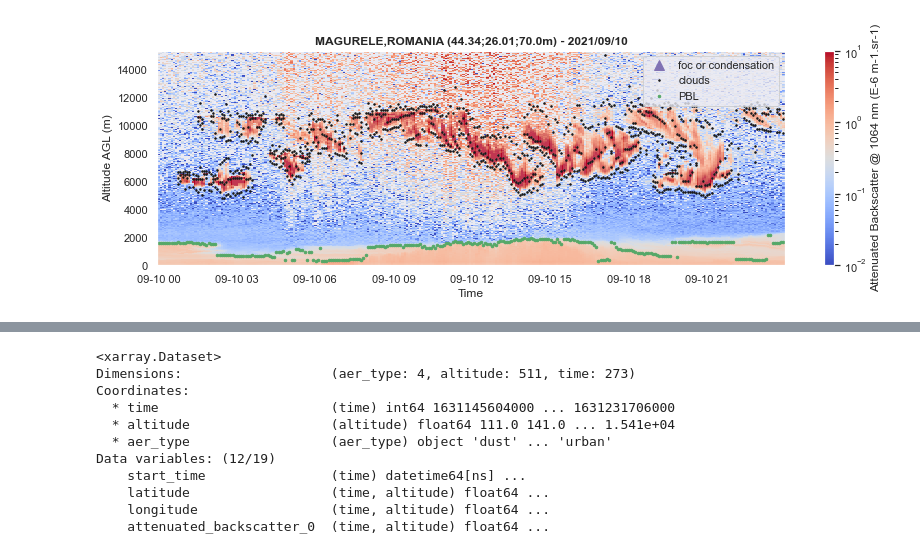
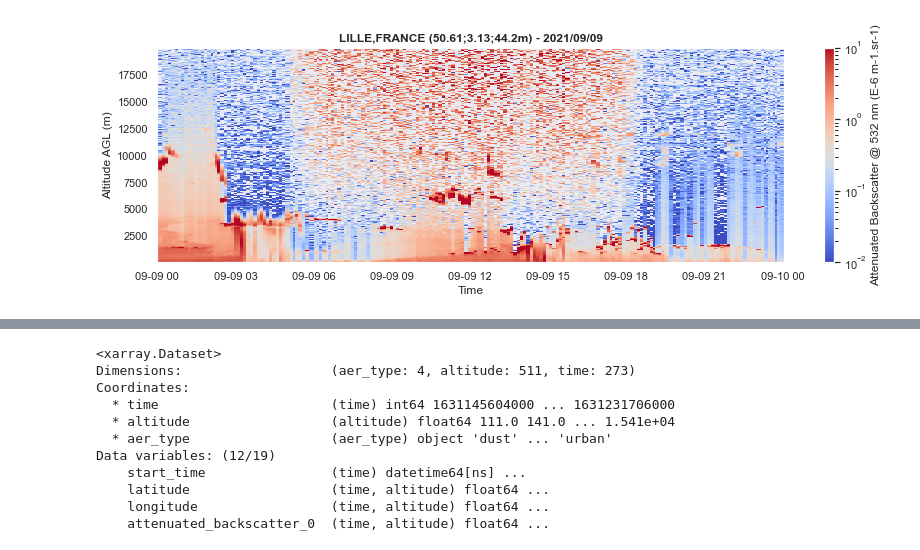
Before and after one commit to AugustinMortier/a-profiles, a Jupyter notebook: dev.ipynb, the cells around one changed output, grey strips where cells are left out. Cells and saved outputs as stored; diff of their text form; code cells hidden in the pictures.

```diff
--- a/dev.ipynb
+++ b/dev.ipynb
@@ -13,24 +13,26 @@ import xarray as xr
 ## Work on A-Profiles
 # %%
 #path = "examples/data/E-PROFILE/L2_0-20000-001492_A20210909.nc"
-#path = "data/e-profile/2021/09/09/L2_0-20008-0INO_B20210909.nc"
 #path = "data/e-profile/2021/09/09/L2_0-20000-001492_A20210909.nc"
-#path = "data/e-profile/2021/09/09/L2_0-20008-0BRC_A20210909.nc"
-path = "data/e-profile/2021/09/10/L2_0-20008-0INO_A20210910.nc"
+#path = "data/e-profile/2021/09/09/L2_0-20008-0BRC_A20210909.nc" # Barcelona
+#path = "data/e-profile/2021/09/10/L2_0-20008-0INO_A20210910.nc" # Magurele Rado
+#path = "data/e-profile/2021/09/09/L2_0-20008-0INO_B20210909.nc" # ?
+path = "data/e-profile/2021/09/09/L2_0-20000-007014_A20210909.nc" # Lille
+#path = "data/e-profile/2021/09/09/L2_0-20000-007606_A20210909.nc" # Momuy
 
 apro_reader = apro.reader.ReadProfiles(path)
 profiles = apro_reader.read()
 
 # extrapolation lowest layers
 profiles.extrapolate_below(z=150, inplace=True)
 
 # detection
-profiles.foc(zmin_cloud=250)
-profiles.clouds(zmin=250, thr_noise=5, thr_clouds=4, verbose=True)
-profiles.pbl(zmin=200, zmax=3000, under_clouds=False, min_snr=1., verbose=True)
+#profiles.foc(zmin_cloud=250)
+#profiles.clouds(zmin=250, thr_noise=5, thr_clouds=4, verbose=True)
+#profiles.pbl(zmin=200, zmax=3000, under_clouds=False, min_snr=1., verbose=True)
 
 # plot image
-profiles.plot(zref='agl', show_foc=True, show_clouds=True, show_pbl=True, log=True, vmin=1e-2, vmax=1e1)
-#profiles.plot(zref='agl', show_foc=True, show_clouds=False, show_pbl=True, log=True, vmin=1e-2, vmax=1e1)
+#profiles.plot(zref='agl', show_foc=True, show_clouds=True, show_pbl=True, log=True, vmin=1e-2, vmax=1e1)
+profiles.plot(zref='agl', show_foc=False, show_clouds=False, show_pbl=False, log=True, vmin=1e-2, vmax=1e1)
 # %% [output]
-[figure, old version]
+[figure, new version]
```
Also changed, not shown: parts of 4 cells of this notebook, 3 other files.
